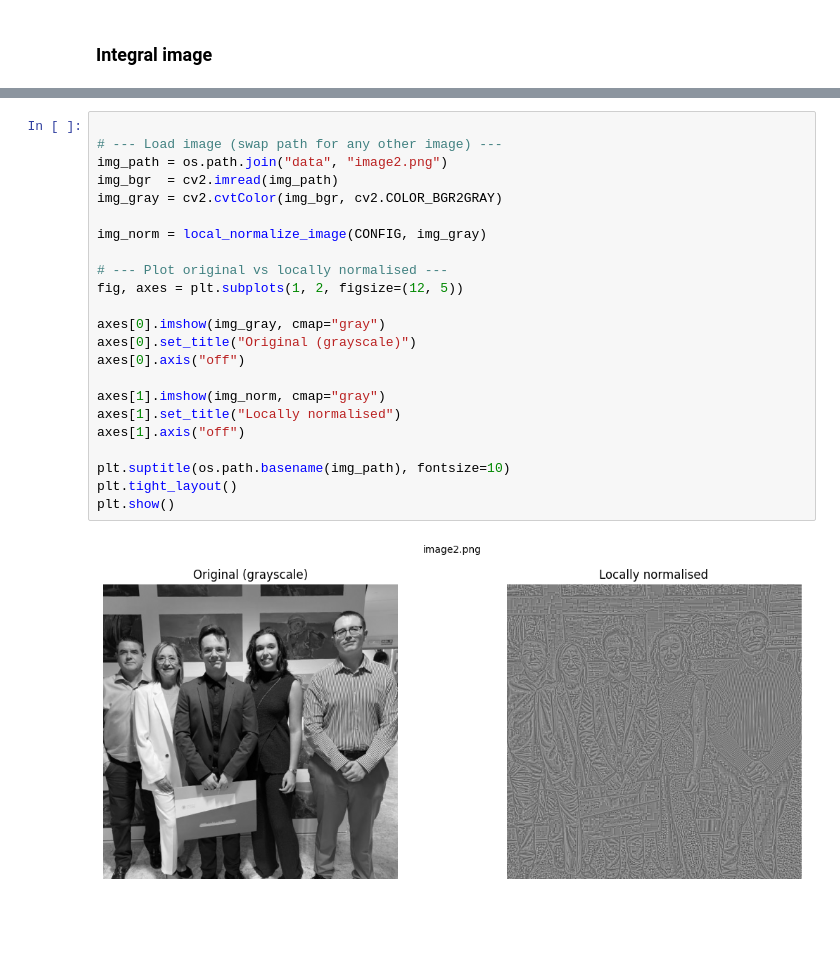
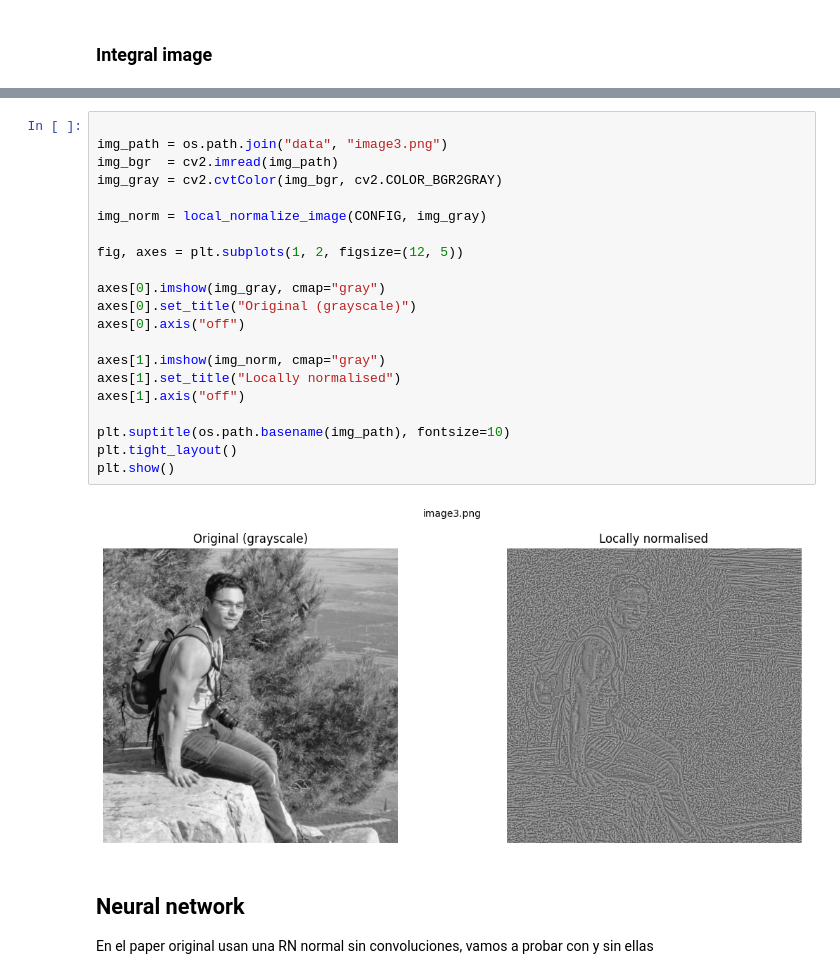
Before and after one commit to MiquelGomezCorral/BIOM-Face-cetection, a Jupyter notebook: NNB-Face-Detection.ipynb, the cells around one changed output, grey strips where cells are left out. Drawn from its saved outputs; the diff is of its cells as text; blank space fills up the shorter version.

```diff
--- a/NNB-Face-Detection.ipynb
+++ b/NNB-Face-Detection.ipynb
@@ -289,25 +192,27 @@ show_crops(sampled_crops)
 # %%
 
-# --- Load image (swap path for any other image) ---
-img_path = os.path.join("data", "image2.png")
+img_path = os.path.join("data", "image3.png")
 img_bgr  = cv2.imread(img_path)
 img_gray = cv2.cvtColor(img_bgr, cv2.COLOR_BGR2GRAY)
 
 img_norm = local_normalize_image(CONFIG, img_gray)
 
-# --- Plot original vs locally normalised ---
 fig, axes = plt.subplots(1, 2, figsize=(12, 5))
 
 axes[0].imshow(img_gray, cmap="gray")
 axes[0].set_title("Original (grayscale)")
 axes[0].axis("off")
 
 axes[1].imshow(img_norm, cmap="gray")
 axes[1].set_title("Locally normalised")
 axes[1].axis("off")
 
 plt.suptitle(os.path.basename(img_path), fontsize=10)
 plt.tight_layout()
 plt.show()
 # %% [output]
-[figure, old version]
+[figure, new version]
+# %% [markdown]
+## Neural network
+
+En el paper original usan una RN normal sin convoluciones, vamos a probar con y sin ellas
```
Also changed, not shown: parts of 20 cells of this notebook, 6 other files.
